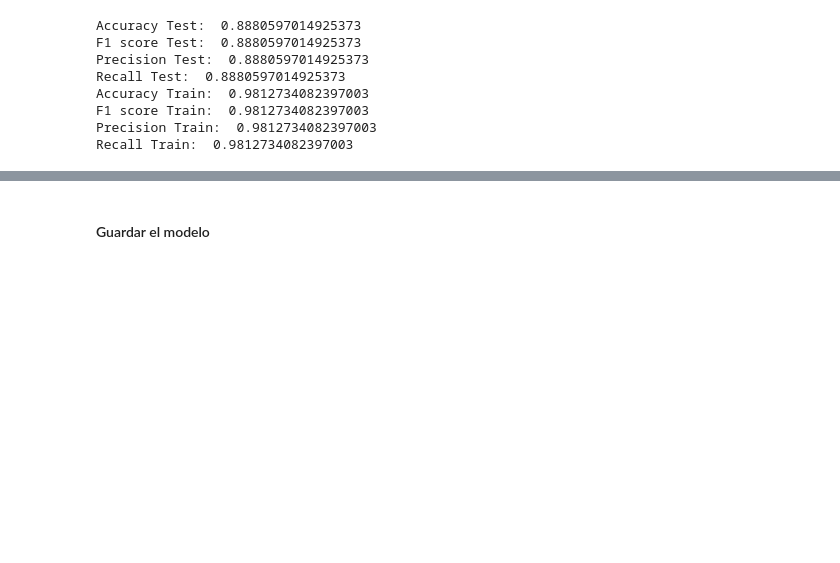
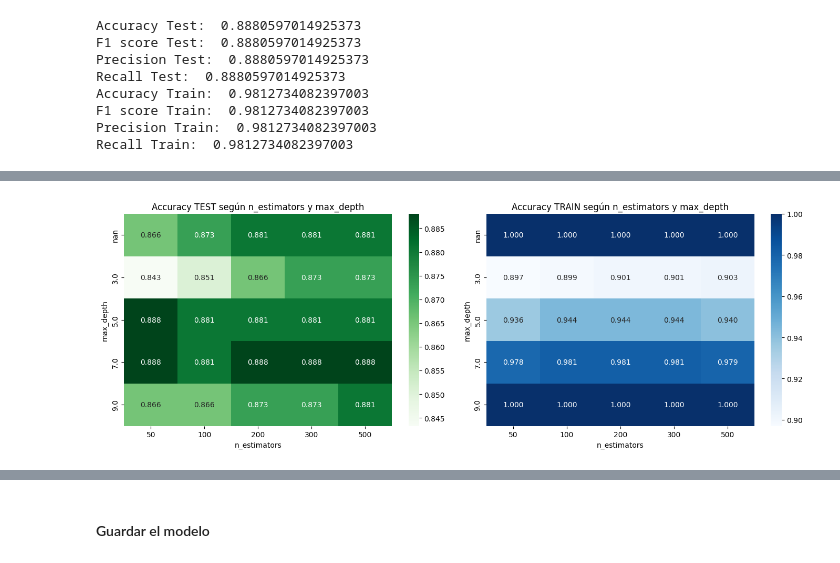
Before and after one commit to 4GeeksAcademy/kiliangil-random-forest-prediciendo-diabetes, a Jupyter notebook: src/explore.ipynb, the cells around one changed output, grey strips where cells are left out. Drawn from its saved outputs; the diff is of its cells as text; code cells hidden in the pictures; blank space fills up the shorter version.

```diff
--- a/src/explore.ipynb
+++ b/src/explore.ipynb
@@ -104,0 +208,20 @@ Las métricas mejoran al usar Random Forest.
+# %%
+fig, axes = plt.subplots(1, 2, figsize=(14, 5))
+
+pivot_train = results_df.pivot(index='max_depth', columns='n_estimators', values='accuracy_train')
+pivot_test = results_df.pivot(index='max_depth', columns='n_estimators', values='accuracy_test')
+
+sns.heatmap(pivot_test, annot=True, fmt=".3f", cmap='Greens', ax=axes[0])
+axes[0].set_title('Accuracy TEST según n_estimators y max_depth')
+axes[0].set_xlabel('n_estimators')
+axes[0].set_ylabel('max_depth')
+
+sns.heatmap(pivot_train, annot=True, fmt=".3f", cmap='Blues', ax=axes[1])
+axes[1].set_title('Accuracy TRAIN según n_estimators y max_depth')
+axes[1].set_xlabel('n_estimators')
+axes[1].set_ylabel('max_depth')
+
+plt.tight_layout()
+plt.show()
+# %% [output]
+[figure, added]
```
Also changed, not shown: parts of 10 cells of this notebook, 1 other file.
